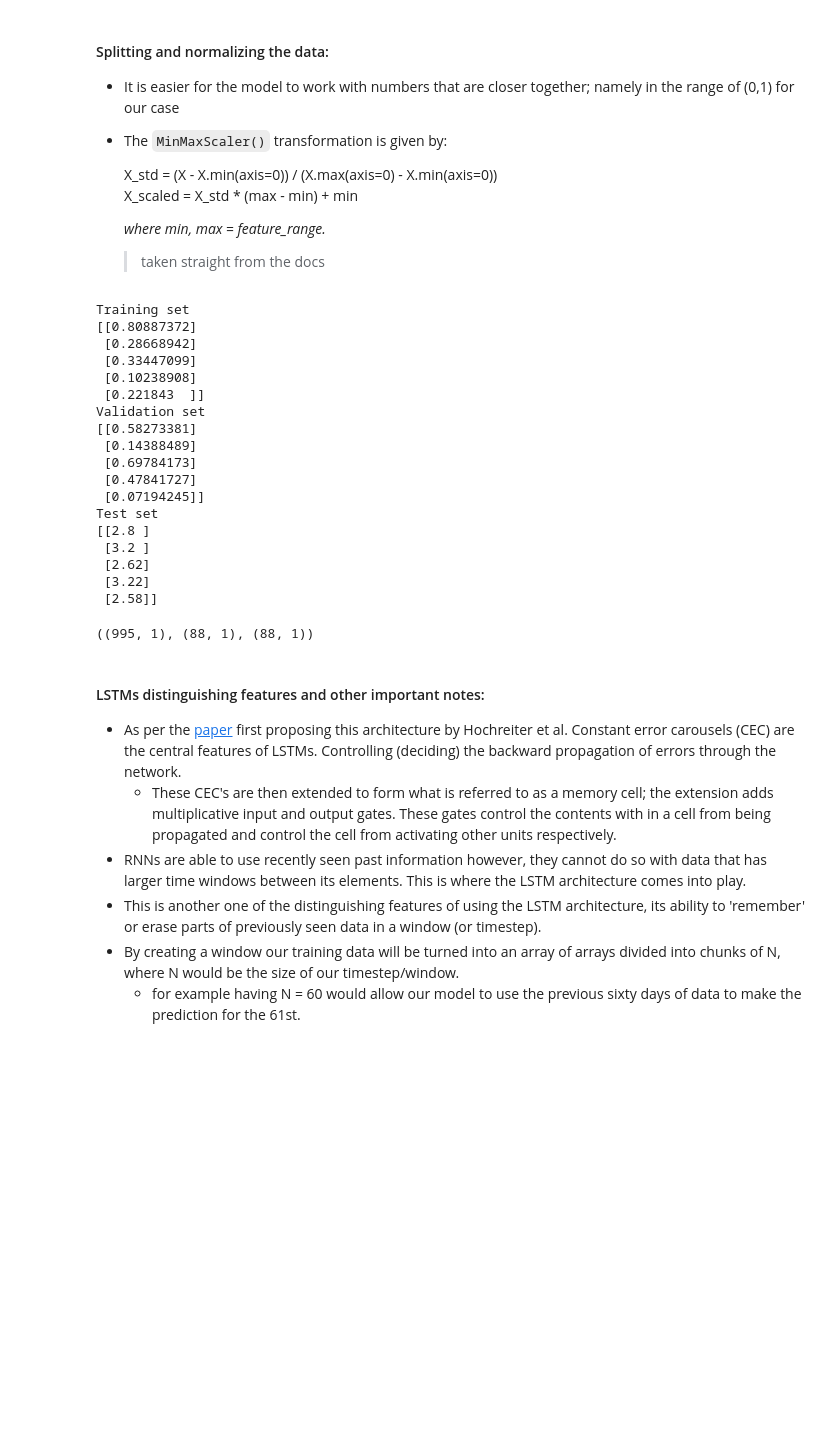
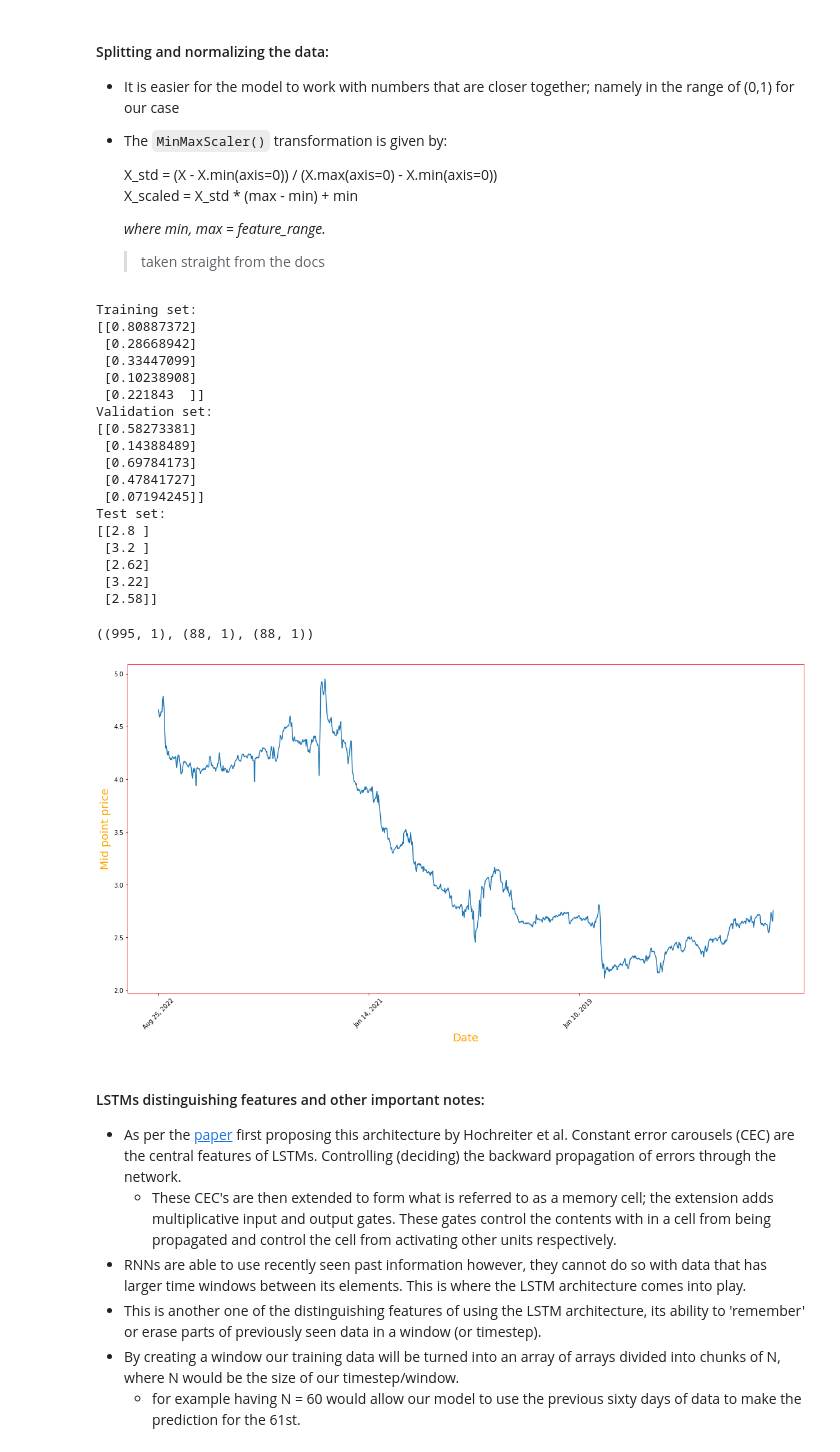
Before and after one commit to abdullamatar/LSTM-Financial-Forecaster, a Jupyter notebook: LSTM_forecaster.ipynb, the cells around one changed output. Drawn from its saved outputs; the diff is of its cells as text; code cells hidden in the pictures; blank space fills up the shorter version.

Commit message:
added simple plot showing median of lows and highs of stock price over time

```diff
--- a/LSTM_forecaster.ipynb
+++ b/LSTM_forecaster.ipynb
@@ -34,7 +34,8 @@ from sklearn.model_selection import train_test_split
         *where min, max = feature_range.*
         > taken straight from the docs
 # %%
-unsplit_dat = pd.read_csv('./data/ADNOCDIST_Historical_Data.csv', index_col='Date')
+# unsplit_dat = pd.read_csv('./data/ADNOCDIST_Historical_Data.csv', index_col='Date')
+unsplit_dat = pd.read_csv('./data/ADNOCDIST_Historical_Data.csv')
 #?Aside:: df.index = pd.to_datetime(df['colName], format='%m %d, %Y')
 
 #* Shuffle (param in train_test_split) set to false for smaller dataset to avoid sampling bias, default behavior is shuffle first then split
@@ -56,25 +57,38 @@ scaled_valid_set = normalizer.fit_transform(valid_set)
 print(f"Training set:\n{scaled_train_set[:5]}\nValidation set:\n{scaled_valid_set[:5]}\nTest set:\n{test_set[:5]}")
 training_set.shape, test_set.shape, valid_set.shape
 # %% [output]
-Training set
+Training set:
 [[0.80887372]
  [0.28668942]
  [0.33447099]
  [0.10238908]
  [0.221843  ]]
-Validation set
+Validation set:
 [[0.58273381]
  [0.14388489]
  [0.69784173]
  [0.47841727]
  [0.07194245]]
-Test set
+Test set:
 [[2.8 ]
  [3.2 ]
  [2.62]
  [3.22]
  [2.58]]
 ((995, 1), (88, 1), (88, 1))
+# %%
+plt.figure(figsize=(20,10))
+plt.plot(range(unsplit_dat.shape[0]),(unsplit_dat['Low']+unsplit_dat['High'])/2.0)
+plt.xticks(range(0,unsplit_dat.shape[0],400),unsplit_dat['Date'].loc[::400], rotation=45)
+plt.xlabel('Date',fontsize=18)
+plt.ylabel('Mid point price',fontsize=18)
+plt.rcParams['axes.labelcolor']='orange'
+plt.rcParams['axes.facecolor']='white'
+plt.rcParams['axes.labelweight']='bold'
+plt.show()
+plt.close()
+# %% [output]
+[figure, added]
 # %% [markdown]
 #### LSTMs distinguishing features and other important notes:
 - As per the [paper](http://www.bioinf.jku.at/publications/older/2604.pdf) first proposing this architecture by Hochreiter et al. Constant error carousels (CEC) are the central features of LSTMs. Controlling (deciding) the backward propagation of errors through the network.
```
Also changed, not shown: parts of 3 cells of this notebook.
